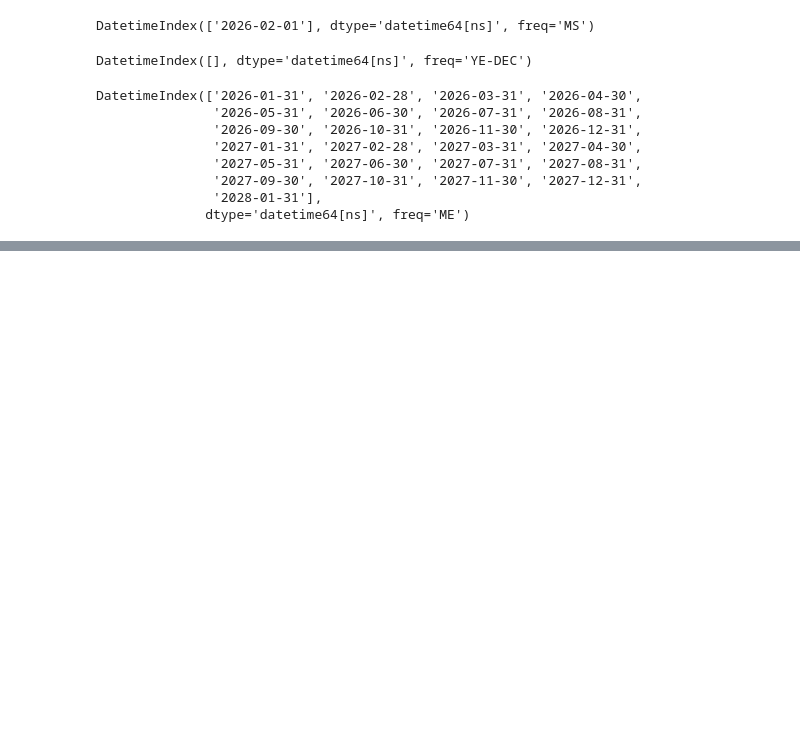
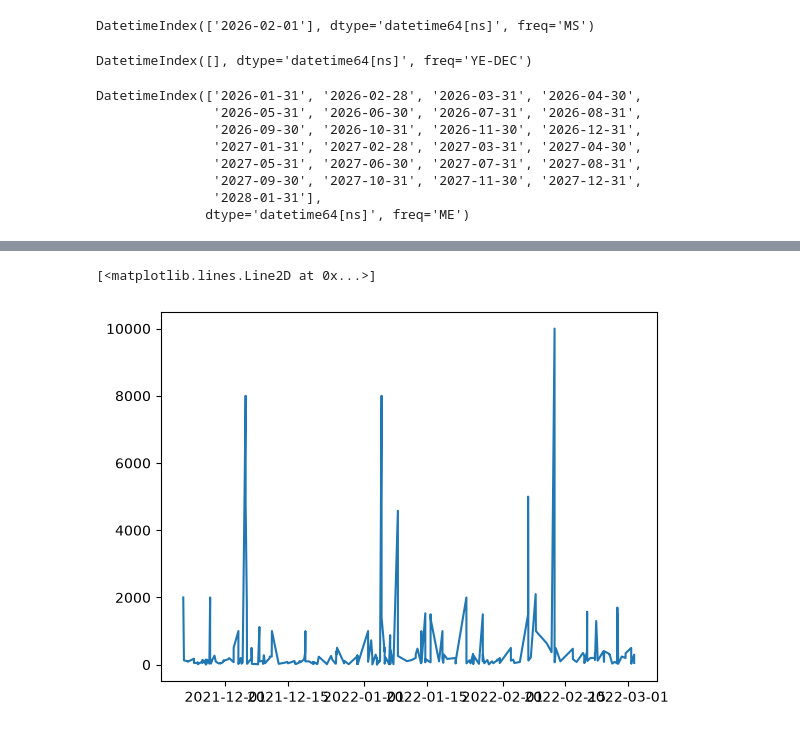
Before and after one commit to rabiuldiu30/-Vectorized-String-Operations-DateTime-in-Pandas-Pivot-Table, a Jupyter notebook: date-and-time-in-pandas.ipynb, the cells around one changed output, grey strips where cells are left out. Saved outputs shown, nothing was run; the diff lists cells and outputs as text; code cells hidden in the pictures; blank space fills up the shorter version.

```diff
--- a/date-and-time-in-pandas.ipynb
+++ b/date-and-time-in-pandas.ipynb
@@ -168,0 +191,3 @@ DatetimeIndex(['2026-01-31', '2026-02-28', '2026-03-31', '2026-04-30',
+# %%
+df = pd.read_csv('expense_data.csv')
+df.shape
@@ -168,0 +205,2 @@ DatetimeIndex(['2026-01-31', '2026-02-28', '2026-03-31', '2026-04-30',
+# %%
+df['Date'] = pd.to_datetime(df['Date'])
@@ -168,0 +245,7 @@ DatetimeIndex(['2026-01-31', '2026-02-28', '2026-03-31', '2026-04-30',
+# %%
+# plot graph
+import matplotlib.pyplot as plt
+plt.plot(df['Date'],df['INR'])
+# %% [output]
+[<matplotlib.lines.Line2D at 0x...>]
+[figure, added]
```
Also changed, not shown: parts of 14 cells of this notebook.
